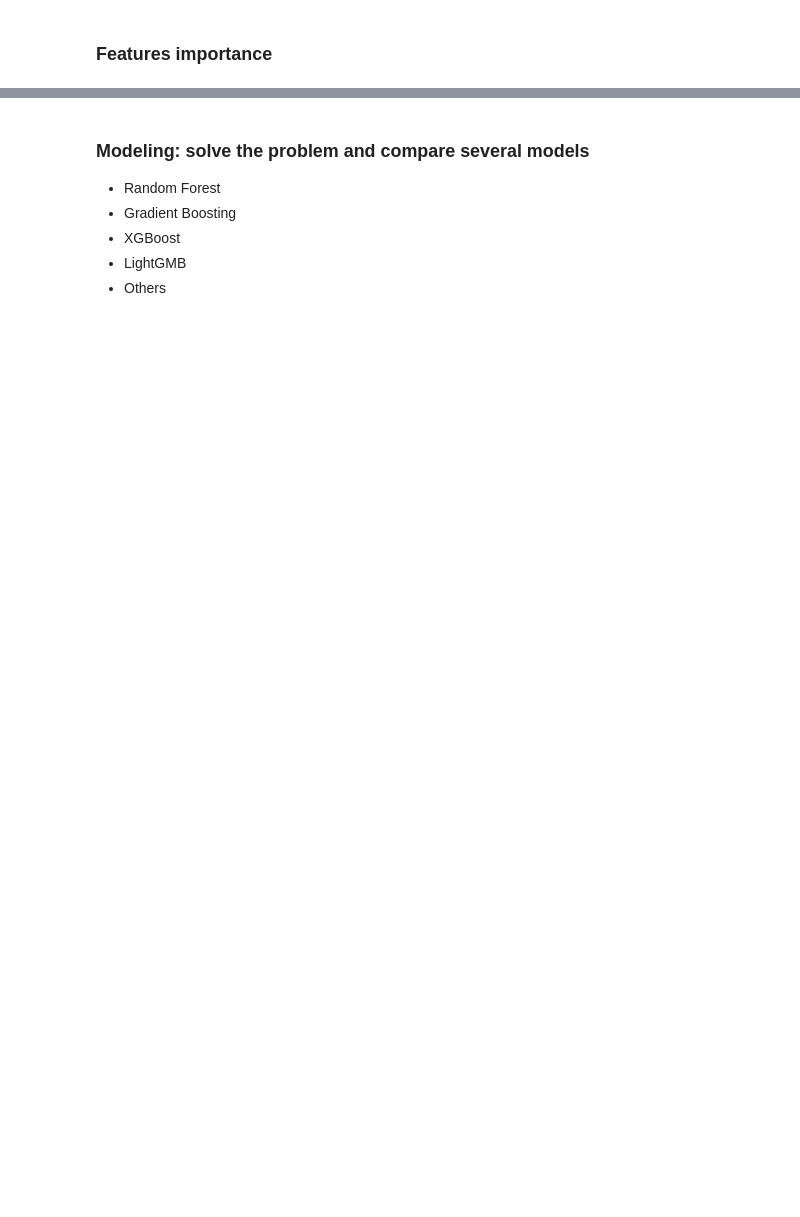
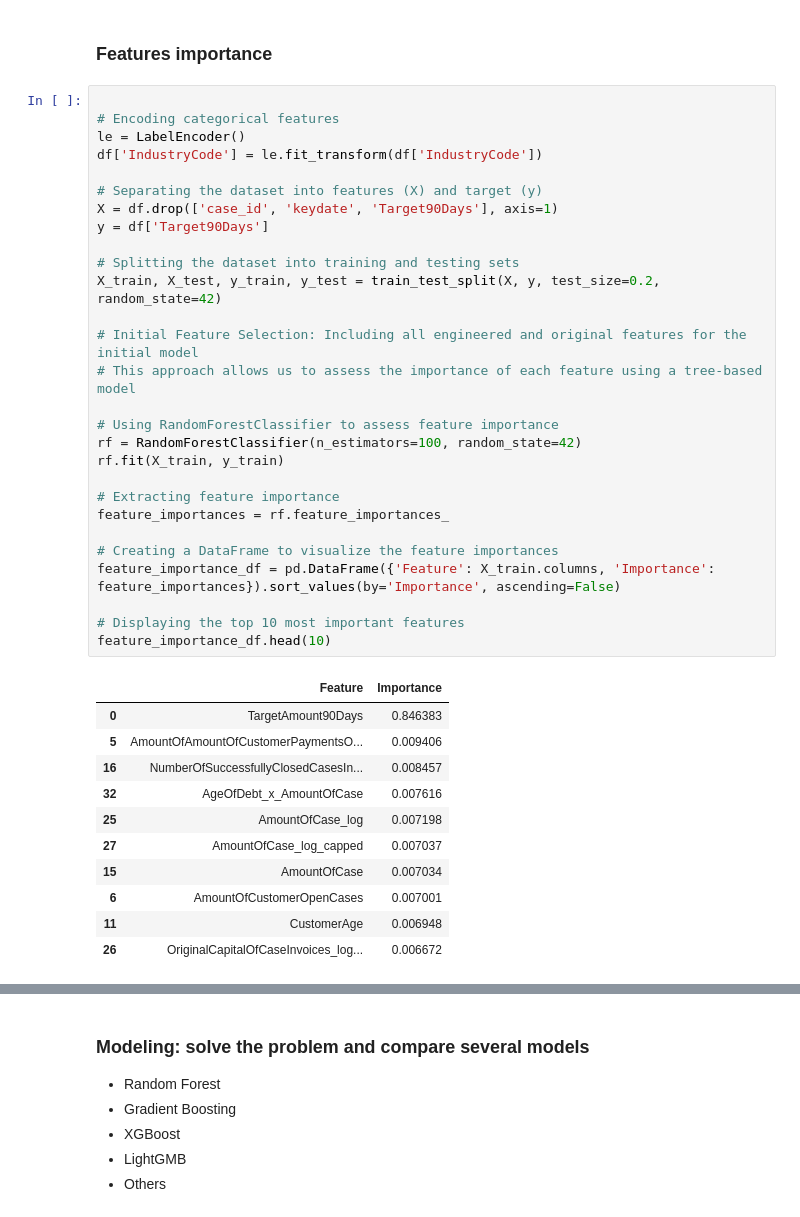
Before and after one commit to gabrieldeolaguibel/ML-Projects, a Jupyter notebook: assignments/practical_session3/session_9-Trees.ipynb, the cells around one changed output, grey strips where cells are left out. Saved outputs shown, nothing was run; the diff lists cells and outputs as text; blank space fills up the shorter version.

```diff
--- a/assignments/practical_session3/session_9-Trees.ipynb
+++ b/assignments/practical_session3/session_9-Trees.ipynb
@@ -351,2 +476,42 @@ df[informative_missingness_vars + [var + '_missing' for var in informative_missi
 # %% [markdown]
 ### Features importance
+# %%
+
+# Encoding categorical features
+le = LabelEncoder()
+df['IndustryCode'] = le.fit_transform(df['IndustryCode'])
+
+# Separating the dataset into features (X) and target (y)
+X = df.drop(['case_id', 'keydate', 'Target90Days'], axis=1)
+y = df['Target90Days']
+
+# Splitting the dataset into training and testing sets
+X_train, X_test, y_train, y_test = train_test_split(X, y, test_size=0.2, random_state=42)
+
+# Initial Feature Selection: Including all engineered and original features for the initial model
+# This approach allows us to assess the importance of each feature using a tree-based model
+
+# Using RandomForestClassifier to assess feature importance
+rf = RandomForestClassifier(n_estimators=100, random_state=42)
+rf.fit(X_train, y_train)
+
+# Extracting feature importance
+feature_importances = rf.feature_importances_
+
+# Creating a DataFrame to visualize the feature importances
+feature_importance_df = pd.DataFrame({'Feature': X_train.columns, 'Importance': feature_importances}).sort_values(by='Importance', ascending=False)
+
+# Displaying the top 10 most important features
+feature_importance_df.head(10)
+# %% [output]
+|  | Feature | Importance |
+| 0 | TargetAmount90Days | 0.846383 |
+| 5 | AmountOfAmountOfCustomerPaymentsO... | 0.009406 |
+| 16 | NumberOfSuccessfullyClosedCasesIn... | 0.008457 |
+| 32 | AgeOfDebt_x_AmountOfCase | 0.007616 |
+| 25 | AmountOfCase_log | 0.007198 |
+| 27 | AmountOfCase_log_capped | 0.007037 |
+| 15 | AmountOfCase | 0.007034 |
+| 6 | AmountOfCustomerOpenCases | 0.007001 |
+| 11 | CustomerAge | 0.006948 |
+| 26 | OriginalCapitalOfCaseInvoices_log... | 0.006672 |
```
Also changed, not shown: parts of 12 cells of this notebook.
